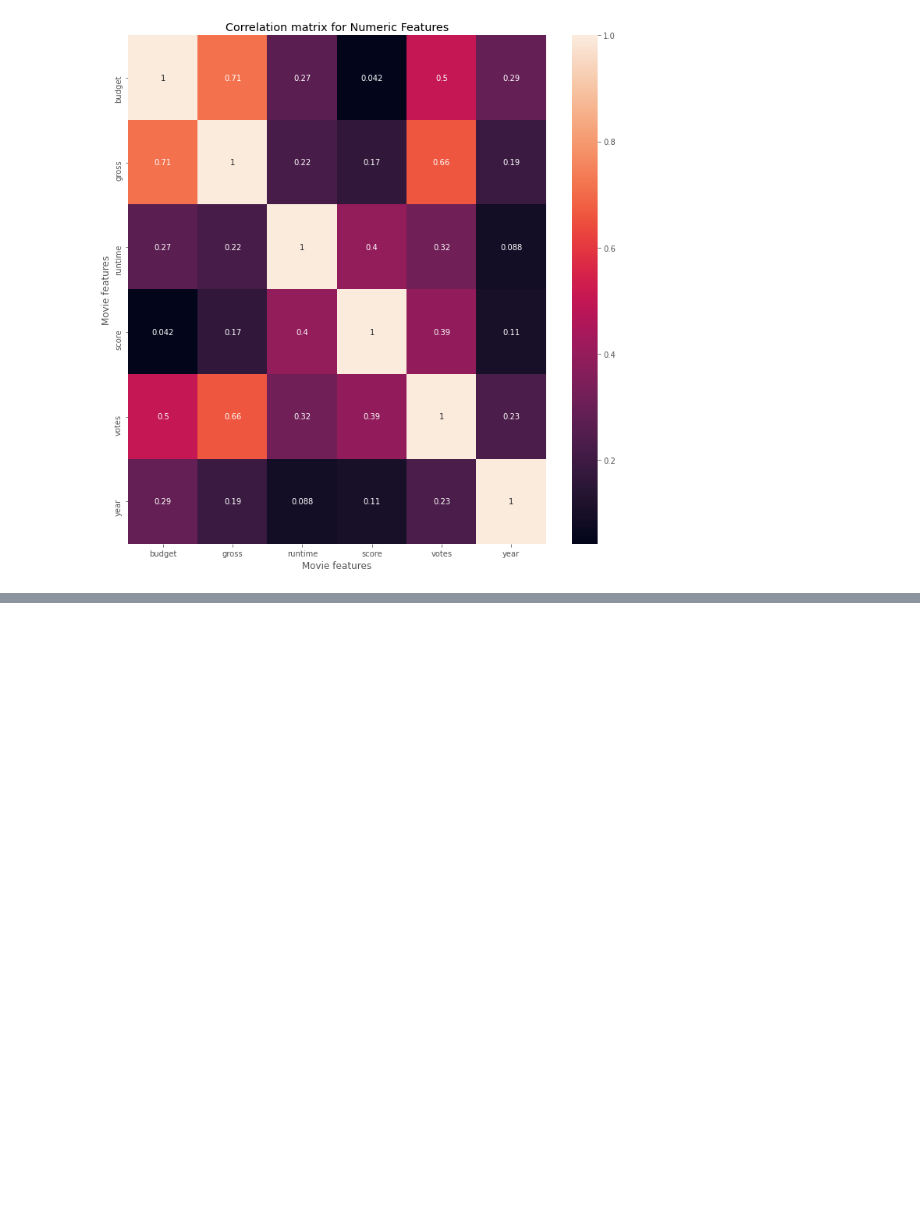
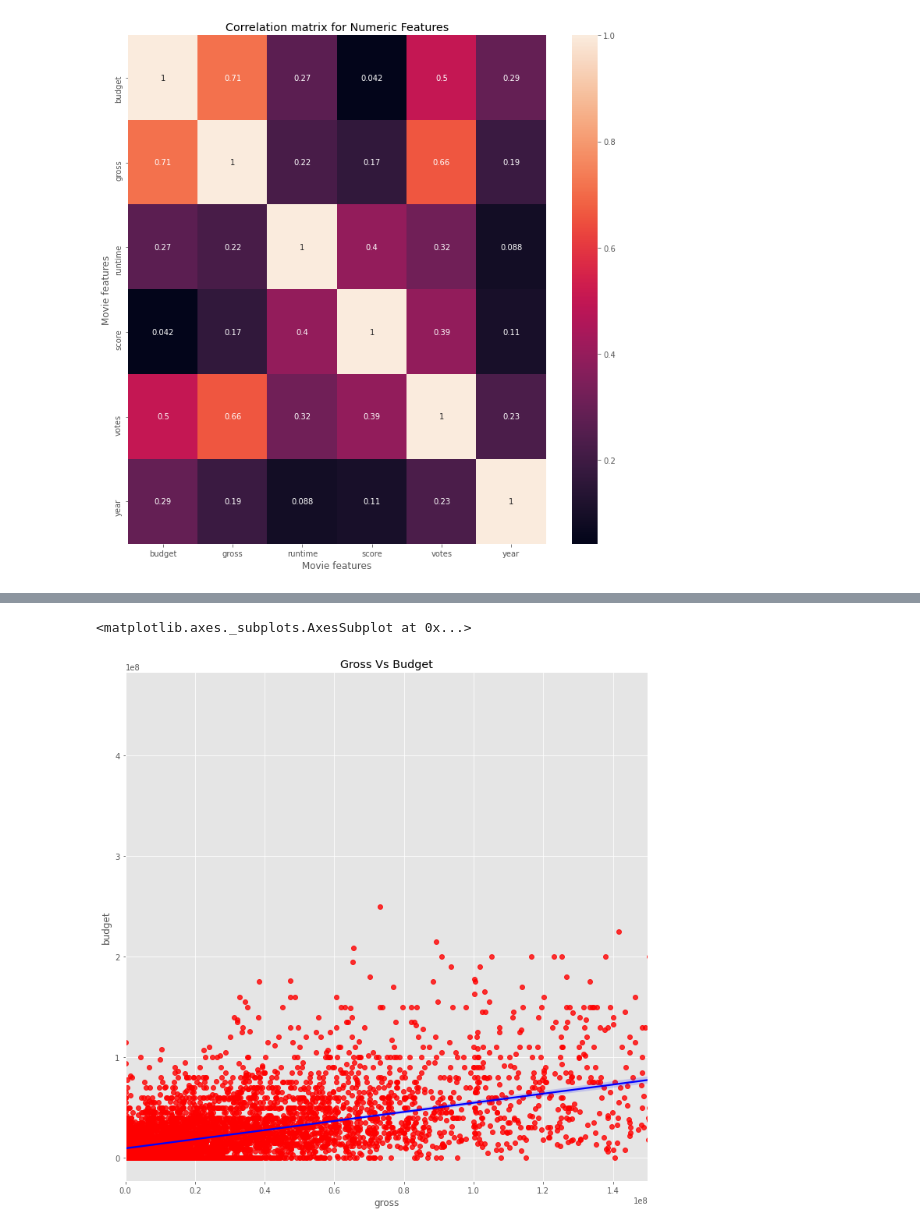
Before and after one commit to luanchezan/DataAnalystPortfolio, a Jupyter notebook: Movie_correlation_project.ipynb, the cells around one changed output, grey strips where cells are left out. Saved outputs shown, nothing was run; the diff lists cells and outputs as text; code cells hidden in the pictures; blank space fills up the shorter version.

```diff
--- a/Movie_correlation_project.ipynb
+++ b/Movie_correlation_project.ipynb
@@ -242,0 +309,12 @@ df.apply(lambda x: x.factorize()[0]).corr(method='pearson')
+# %%
+#Plotting Gross vs Budget
+#Answering the bigger the budget invested on the film the more will be the revenue hypothesis
+plt.figure(figsize=(12,12))
+plt.xlabel('Gross revenue')
+plt.ylabel('Budget invested')
+plt.title('Gross Vs Budget')
+plt.xlim(0, 1.5e8)
+sns.regplot(x='gross', y='budget', data=df, scatter_kws={'color': 'red'}, line_kws={'color':'blue'})
+# %% [output]
+<matplotlib.axes._subplots.AxesSubplot at 0x...>
+[figure, added]
```
Also changed, not shown: parts of 12 cells of this notebook.
